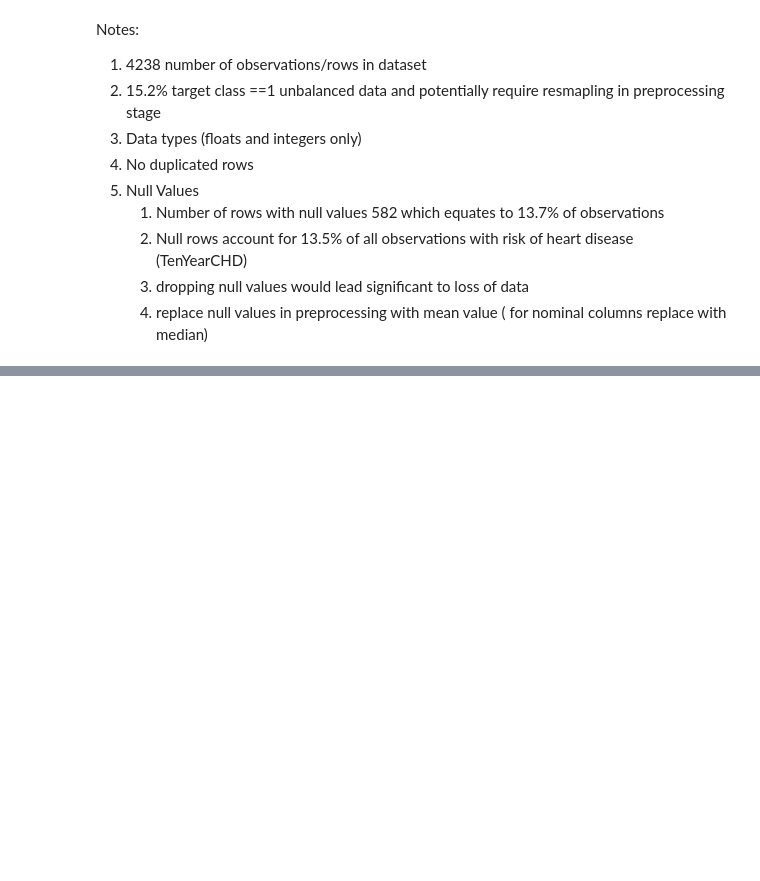
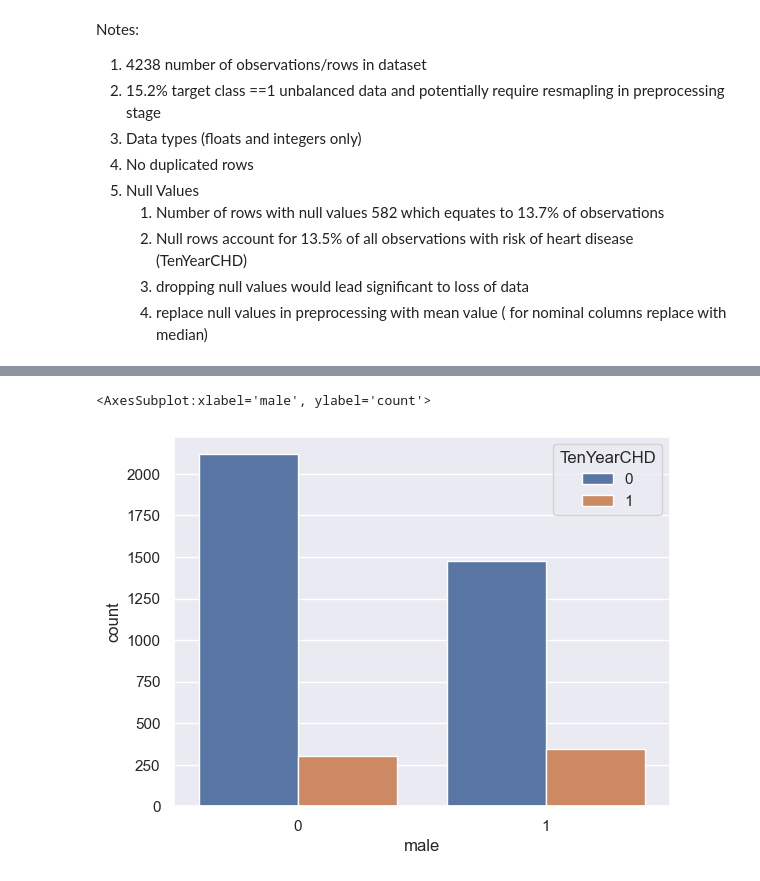
Before and after one commit to shahedkarolia/UCDPA_SKarolia, a Jupyter notebook: UCD_PA_ ML_Assignment_Notebook.ipynb, the cells around one changed output, grey strips where cells are left out. Cells and saved outputs as stored; diff of their text form; code cells hidden in the pictures; blank space fills up the shorter version.

```diff
--- a/UCD_PA_ ML_Assignment_Notebook.ipynb
+++ b/UCD_PA_ ML_Assignment_Notebook.ipynb
@@ -284,0 +294,6 @@ Notes:
+# %%
+
+sns.countplot(x='male',data=df, hue='TenYearCHD')
+# %% [output]
+<AxesSubplot:xlabel='male', ylabel='count'>
+[figure, added]
```
Also changed, not shown: parts of 4 cells of this notebook.
